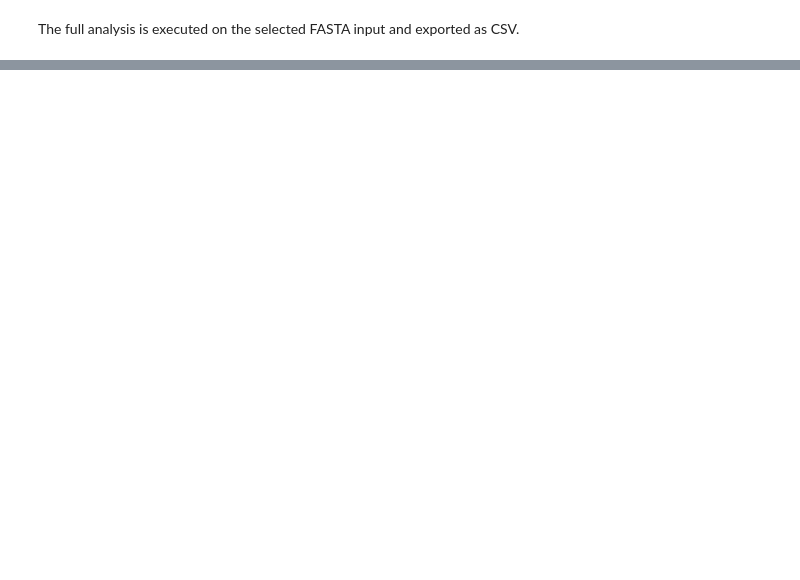
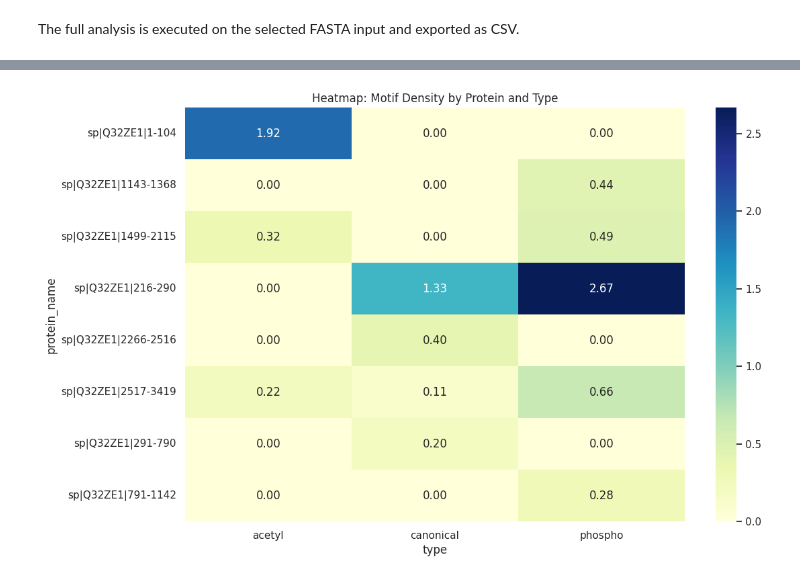
Before and after one commit to Marcin-Lubocki/CMAscan, a Jupyter notebook: Notebooks/CMAscan_colab.ipynb, the cells around one changed output, grey strips where cells are left out. Cells and saved outputs as stored; diff of their text form; code cells hidden in the pictures; blank space fills up the shorter version.

```diff
--- a/Notebooks/CMAscan_colab.ipynb
+++ b/Notebooks/CMAscan_colab.ipynb
@@ -792,0 +995,22 @@ files.download(str(result_path))
+# %%
+#@title 3. Motif Density Heatmap
+HEATMAP_PROTEIN_LIMIT = 100
+
+heatmap_data = hits_per_prot.pivot(index='protein_name', columns='type', values='density_100').fillna(0)
+
+total_proteins = len(heatmap_data)
+if total_proteins > HEATMAP_PROTEIN_LIMIT:
+    print(f'Note: input contains {total_proteins} proteins. The heatmap '
+          f'displays the first {HEATMAP_PROTEIN_LIMIT} proteins (by FASTA '
+          f'input order). The full output CSV contains all proteins.')
+    heatmap_data = heatmap_data.head(HEATMAP_PROTEIN_LIMIT)
+
+# Dynamic height: 0.3 inch per protein, minimum 8 inches
+fig_height = max(8, len(heatmap_data) * 0.3)
+plt.figure(figsize=(12, fig_height))
+sns.heatmap(heatmap_data, annot=True, fmt='.2f', cmap='YlGnBu')
+plt.title('Heatmap: Motif Density by Protein and Type')
+plt.tight_layout()
+plt.show()
+# %% [output]
+[figure, added]
```
Also changed, not shown: parts of 16 cells of this notebook, 12 other files.
